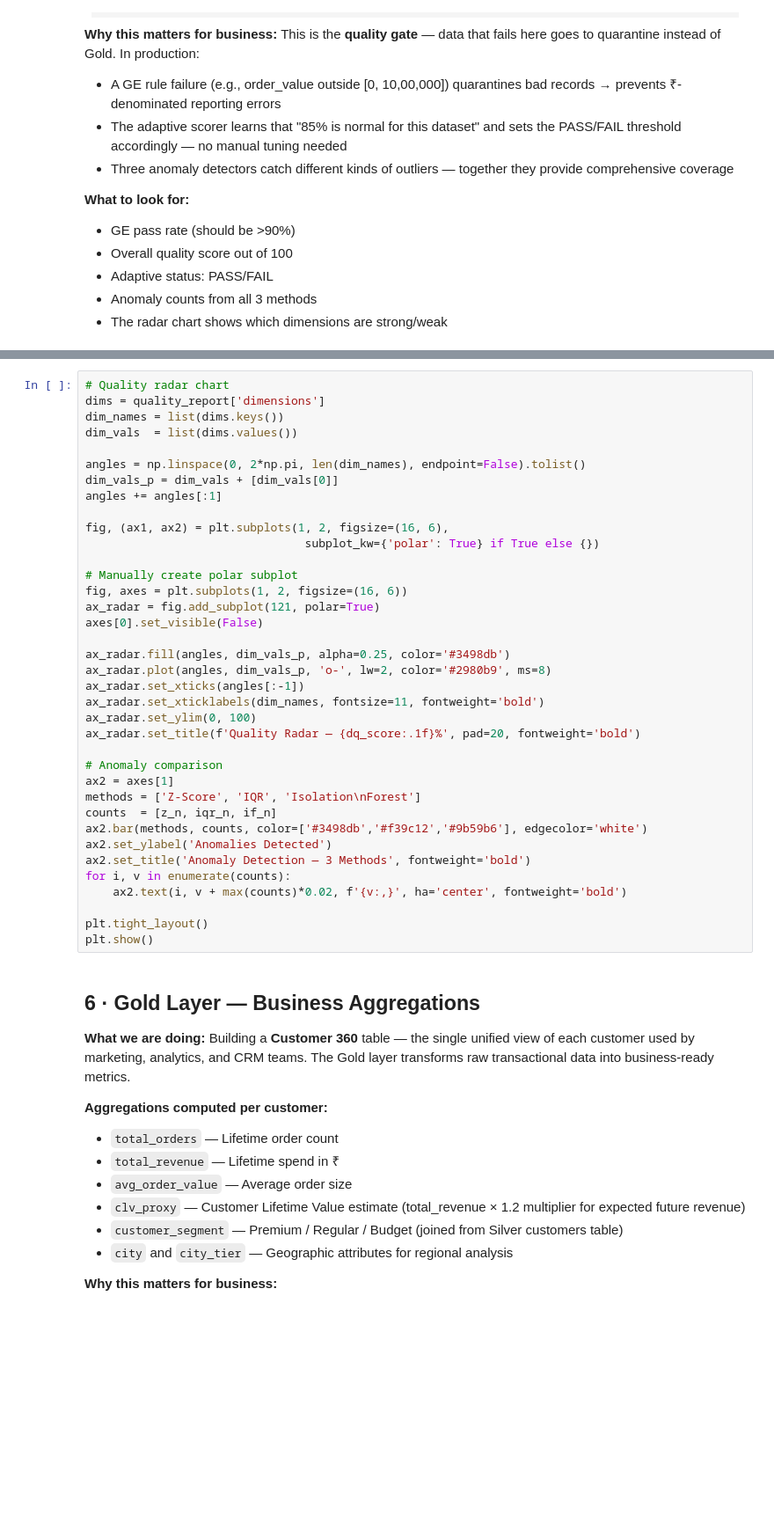
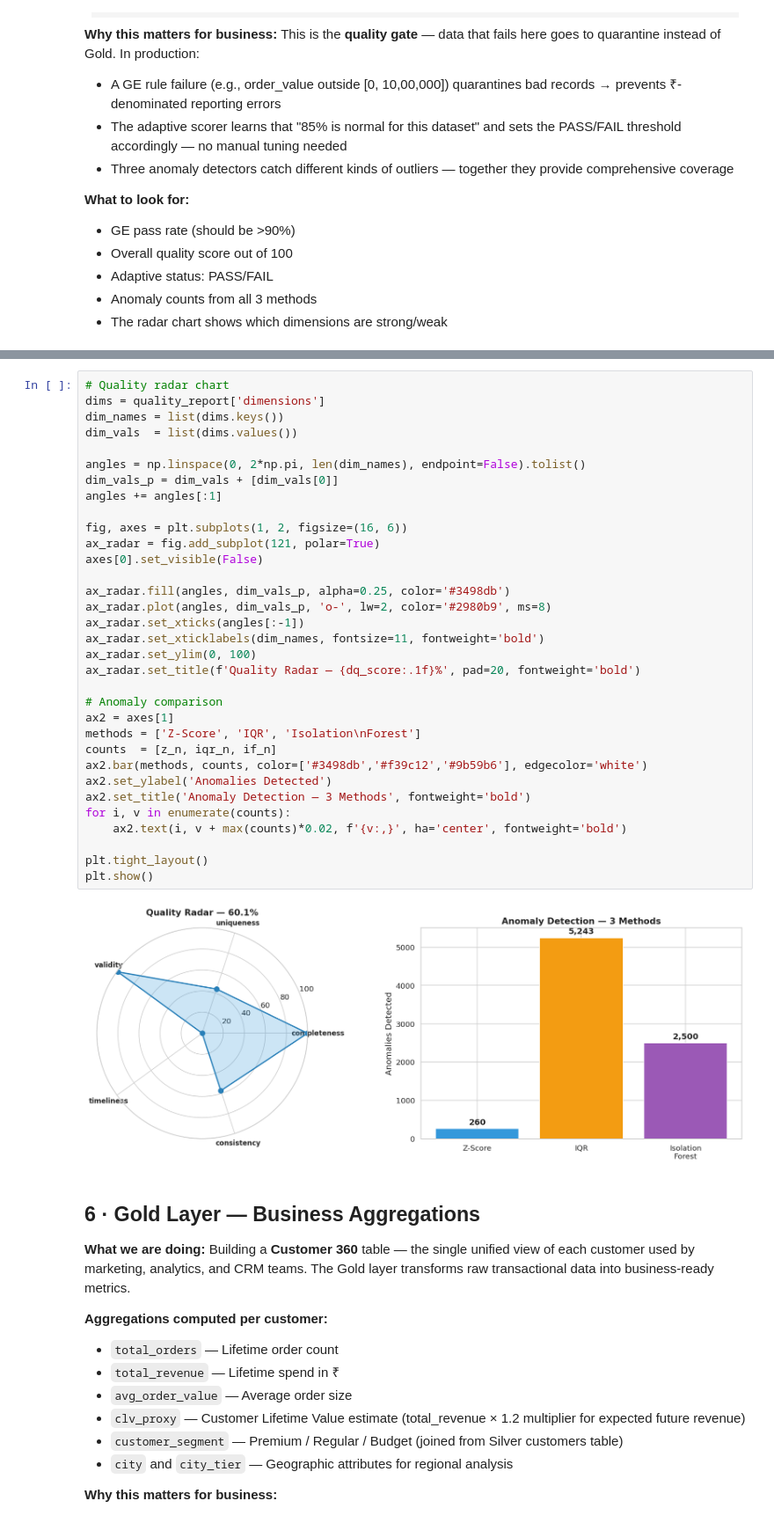
Before and after one commit to KartikayRaniwala/adaptive-governance-framework, a Jupyter notebook: notebooks/04_e2e_pipeline_all_models.ipynb, the cells around one changed output, grey strips where cells are left out. Shown at 88% size. Cells and saved outputs as stored; diff of their text form; blank space fills up the shorter version.

```diff
--- a/notebooks/04_e2e_pipeline_all_models.ipynb
+++ b/notebooks/04_e2e_pipeline_all_models.ipynb
@@ -369,37 +373,35 @@ dims = quality_report['dimensions']
 dim_names = list(dims.keys())
 dim_vals  = list(dims.values())
 
 angles = np.linspace(0, 2*np.pi, len(dim_names), endpoint=False).tolist()
 dim_vals_p = dim_vals + [dim_vals[0]]
 angles += angles[:1]
 
-fig, (ax1, ax2) = plt.subplots(1, 2, figsize=(16, 6),
-                                subplot_kw={'polar': True} if True else {})
-
-# Manually create polar subplot
 fig, axes = plt.subplots(1, 2, figsize=(16, 6))
 ax_radar = fig.add_subplot(121, polar=True)
 axes[0].set_visible(False)
 
 ax_radar.fill(angles, dim_vals_p, alpha=0.25, color='#3498db')
 ax_radar.plot(angles, dim_vals_p, 'o-', lw=2, color='#2980b9', ms=8)
 ax_radar.set_xticks(angles[:-1])
 ax_radar.set_xticklabels(dim_names, fontsize=11, fontweight='bold')
 ax_radar.set_ylim(0, 100)
 ax_radar.set_title(f'Quality Radar — {dq_score:.1f}%', pad=20, fontweight='bold')
 
 # Anomaly comparison
 ax2 = axes[1]
 methods = ['Z-Score', 'IQR', 'Isolation\nForest']
 counts  = [z_n, iqr_n, if_n]
 ax2.bar(methods, counts, color=['#3498db','#f39c12','#9b59b6'], edgecolor='white')
 ax2.set_ylabel('Anomalies Detected')
 ax2.set_title('Anomaly Detection — 3 Methods', fontweight='bold')
 for i, v in enumerate(counts):
     ax2.text(i, v + max(counts)*0.02, f'{v:,}', ha='center', fontweight='bold')
 
 plt.tight_layout()
 plt.show()
+# %% [output]
+[figure, added]
 # %% [markdown]
 <a id='6'></a>
 ## 6 · Gold Layer — Business Aggregations
```
Also changed, not shown: parts of 14 cells of this notebook, 11 other files.
